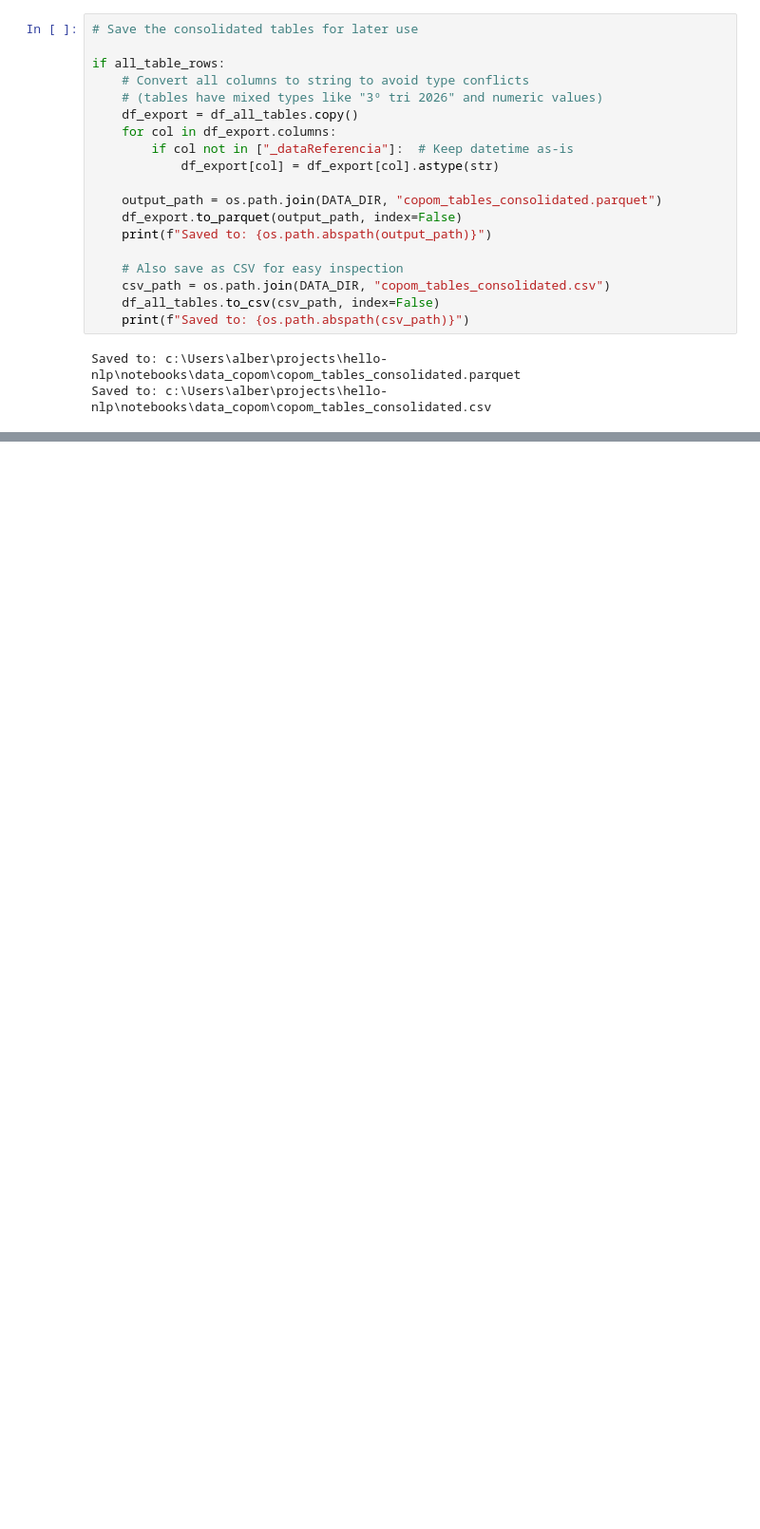
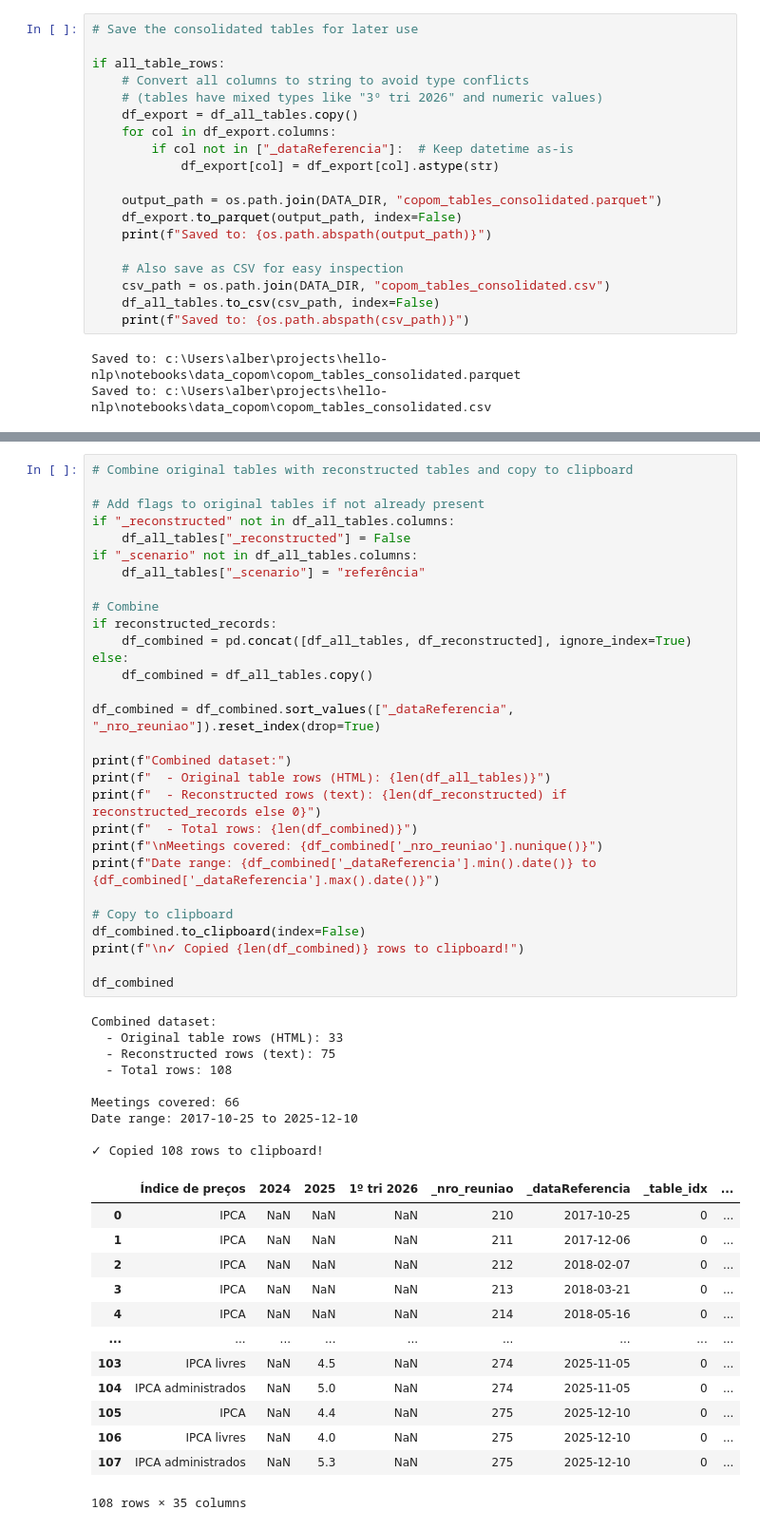
Before and after one commit to albertokgs/hello-nlp, a Jupyter notebook: notebooks/copom_parser_dec2025.ipynb, the cells around one changed output, grey strips where cells are left out. Shown: that part at 95% size. Cells and saved outputs as stored; diff of their text form; blank space fills up the shorter version.

```diff
--- a/notebooks/copom_parser_dec2025.ipynb
+++ b/notebooks/copom_parser_dec2025.ipynb
@@ -303,0 +888,52 @@ Saved to: c:\Users\alber\projects\hello-nlp\notebooks\data_copom\copom_tables_co
+# %%
+# Combine original tables with reconstructed tables and copy to clipboard
+
+# Add flags to original tables if not already present
+if "_reconstructed" not in df_all_tables.columns:
+    df_all_tables["_reconstructed"] = False
+if "_scenario" not in df_all_tables.columns:
+    df_all_tables["_scenario"] = "referência"
+
+# Combine
+if reconstructed_records:
+    df_combined = pd.concat([df_all_tables, df_reconstructed], ignore_index=True)
+else:
+    df_combined = df_all_tables.copy()
+
+df_combined = df_combined.sort_values(["_dataReferencia", "_nro_reuniao"]).reset_index(drop=True)
+
+print(f"Combined dataset:")
+print(f"  - Original table rows (HTML): {len(df_all_tables)}")
+print(f"  - Reconstructed rows (text): {len(df_reconstructed) if reconstructed_records else 0}")
+print(f"  - Total rows: {len(df_combined)}")
+print(f"\nMeetings covered: {df_combined['_nro_reuniao'].nunique()}")
+print(f"Date range: {df_combined['_dataReferencia'].min().date()} to {df_combined['_dataReferencia'].max().date()}")
+
+# Copy to clipboard
+df_combined.to_clipboard(index=False)
+print(f"\n✓ Copied {len(df_combined)} rows to clipboard!")
+
+df_combined
+# %% [output]
+Combined dataset:
+  - Original table rows (HTML): 33
+  - Reconstructed rows (text): 75
+  - Total rows: 108
+
+Meetings covered: 66
+Date range: 2017-10-25 to 2025-12-10
+
+✓ Copied 108 rows to clipboard!
+|  | Índice de preços | 2024 | 2025 | 1º tri 2026 | _nro_reuniao | _dataReferencia | _table_idx | ... |
+| 0 | IPCA | NaN | NaN | NaN | 210 | 2017-10-25 | 0 | ... |
+| 1 | IPCA | NaN | NaN | NaN | 211 | 2017-12-06 | 0 | ... |
+| 2 | IPCA | NaN | NaN | NaN | 212 | 2018-02-07 | 0 | ... |
+| 3 | IPCA | NaN | NaN | NaN | 213 | 2018-03-21 | 0 | ... |
+| 4 | IPCA | NaN | NaN | NaN | 214 | 2018-05-16 | 0 | ... |
+| ... | ... | ... | ... | ... | ... | ... | ... | ... |
+| 103 | IPCA livres | NaN | 4.5 | NaN | 274 | 2025-11-05 | 0 | ... |
+| 104 | IPCA administrados | NaN | 5.0 | NaN | 274 | 2025-11-05 | 0 | ... |
+| 105 | IPCA | NaN | 4.4 | NaN | 275 | 2025-12-10 | 0 | ... |
+| 106 | IPCA livres | NaN | 4.0 | NaN | 275 | 2025-12-10 | 0 | ... |
+| 107 | IPCA administrados | NaN | 5.3 | NaN | 275 | 2025-12-10 | 0 | ... |
+108 rows × 35 columns
```
Also changed, not shown: parts of 13 cells of this notebook, 5 other files.
